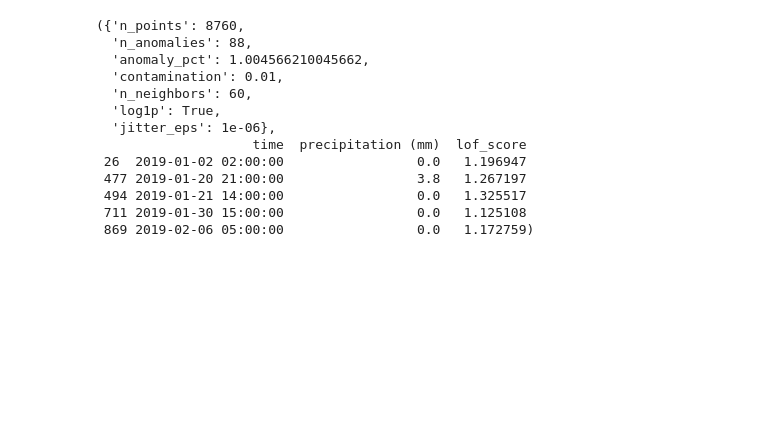
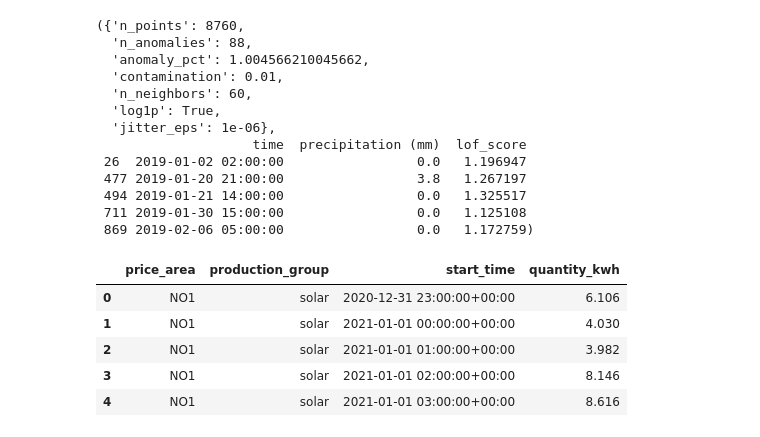
Before and after one commit to TaoM29/IND320-dashboard-basics, a Jupyter notebook: notebooks/part-3.ipynb, the cells around one changed output. Saved outputs shown, nothing was run; the diff lists cells and outputs as text; code cells hidden in the pictures; blank space fills up the shorter version.

```diff
--- a/notebooks/part-3.ipynb
+++ b/notebooks/part-3.ipynb
@@ -313,3 +331,16 @@ summary_p, anomalies_p.head()
  494 2019-01-21 14:00:00                 0.0   1.325517
  711 2019-01-30 15:00:00                 0.0   1.125108
  869 2019-02-06 05:00:00                 0.0   1.172759)
+# %%
+# Load Elhub hourly production data from part 2
+df_elhub = pd.read_csv("../data/elhub_prod_by_group_hour_2021.csv", parse_dates=["start_time"])
+
+# quick peek
+df_elhub.head()
+# %% [output]
+|  | price_area | production_group | start_time | quantity_kwh |
+| 0 | NO1 | solar | 2020-12-31 23:00:00+00:00 | 6.106 |
+| 1 | NO1 | solar | 2021-01-01 00:00:00+00:00 | 4.030 |
+| 2 | NO1 | solar | 2021-01-01 01:00:00+00:00 | 3.982 |
+| 3 | NO1 | solar | 2021-01-01 02:00:00+00:00 | 8.146 |
+| 4 | NO1 | solar | 2021-01-01 03:00:00+00:00 | 8.616 |
```
Also changed, not shown: parts of 11 cells of this notebook.
